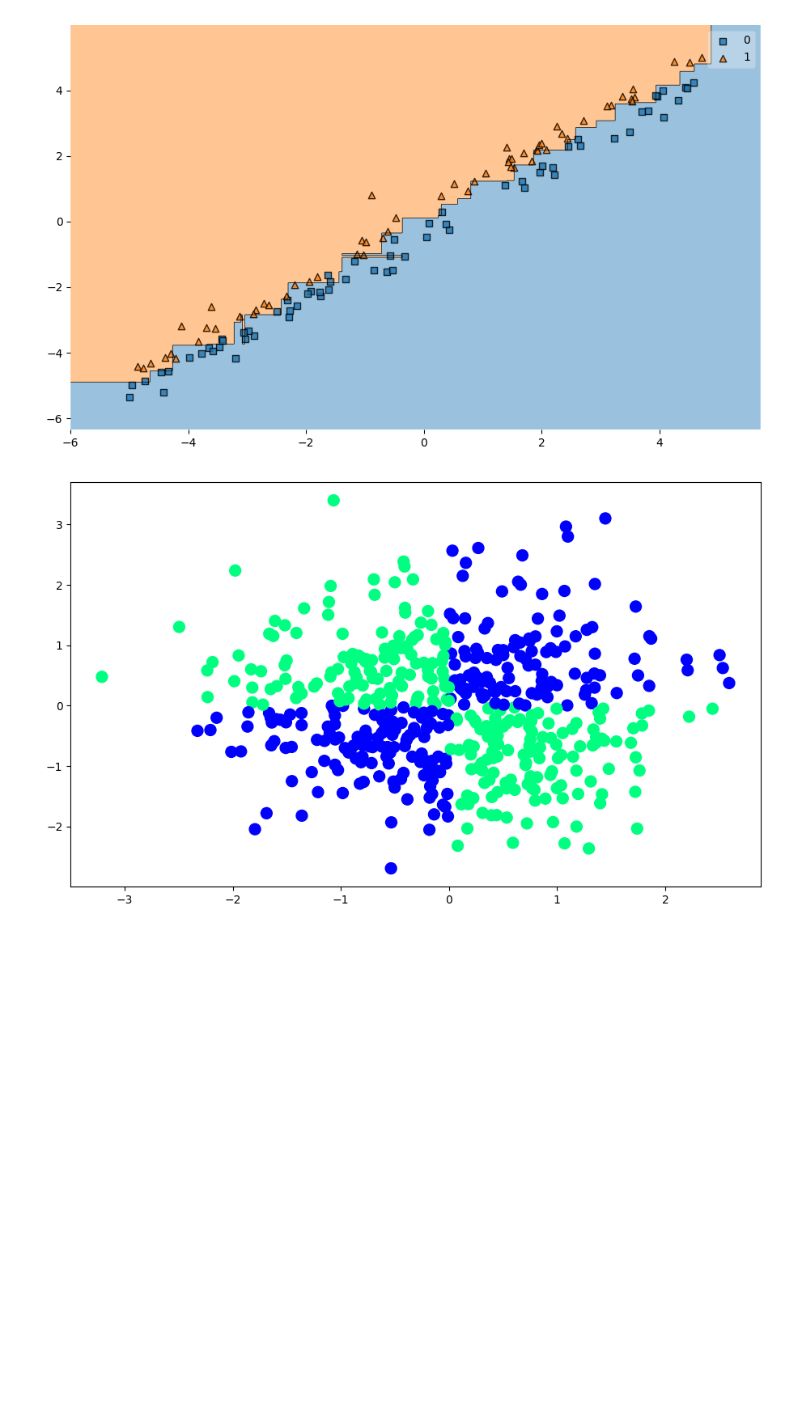
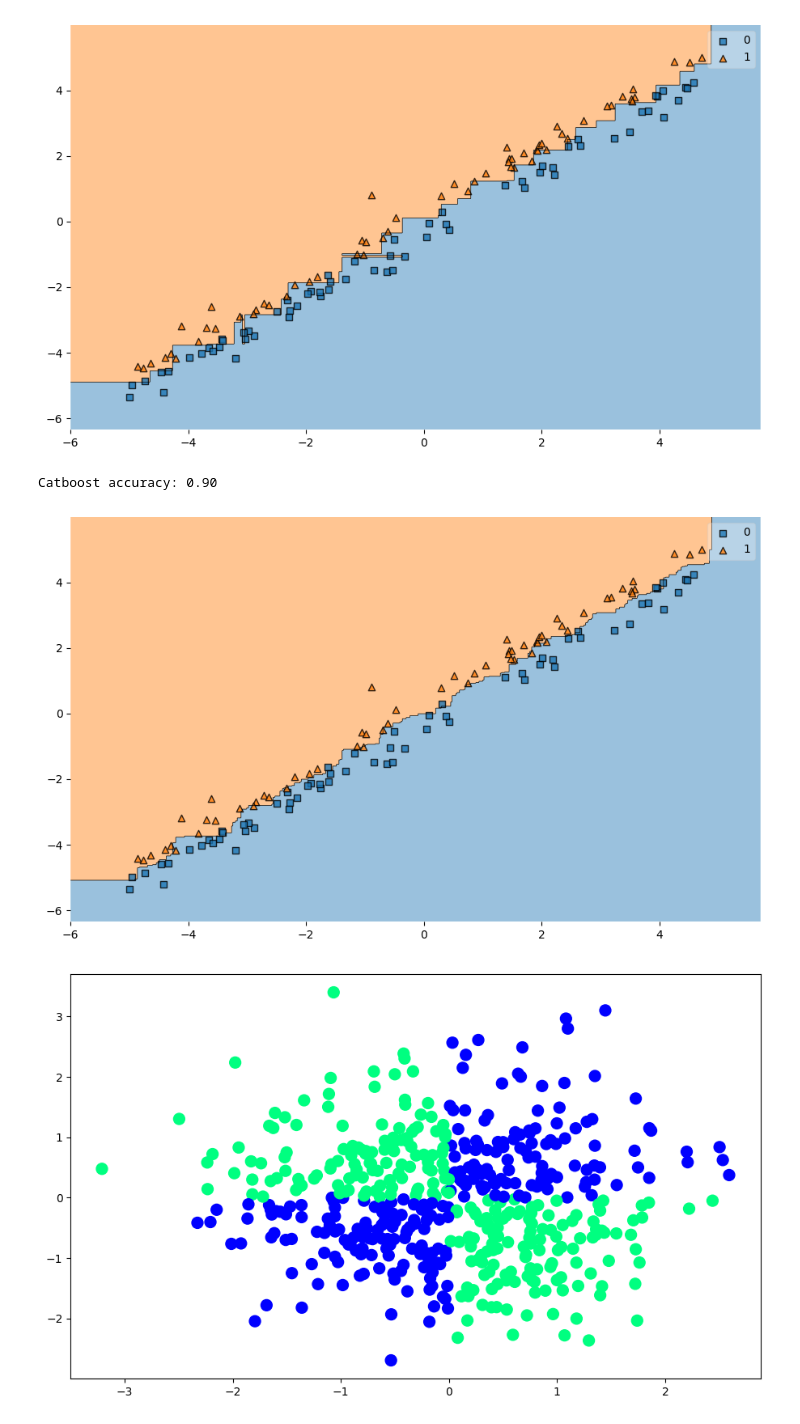
Before and after one commit to SergeyKorpachev/math-faculty-ml, a Jupyter notebook: 2026/seminars/seminar08/seminar08_trees_solution.ipynb, the cells around one changed output. Drawn from its saved outputs; the diff is of its cells as text; code cells hidden in the pictures; blank space fills up the shorter version.

```diff
--- a/2026/seminars/seminar08/seminar08_trees_solution.ipynb
+++ b/2026/seminars/seminar08/seminar08_trees_solution.ipynb
@@ -144,3 +149,16 @@ plot_decision_regions(X_test, y_test, dt);
+# %%
+from catboost import CatBoostClassifier
+
+dt = CatBoostClassifier(random_state=13, verbose=False)
+dt.fit(X_train, y_train)
+y_pred_dt = dt.predict(X_test)
+print(f"Catboost accuracy: {accuracy_score(y_pred_dt, y_test):.2f}")
+
+plot_decision_regions(X_test, y_test, dt)
+plt.show()
+# %% [output]
+Catboost accuracy: 0.90
+[figure, added]
 # %%
 np.random.seed(13)
 X = np.random.randn(500, 2)
```
Also changed, not shown: parts of 26 cells of this notebook, 1 other file.
